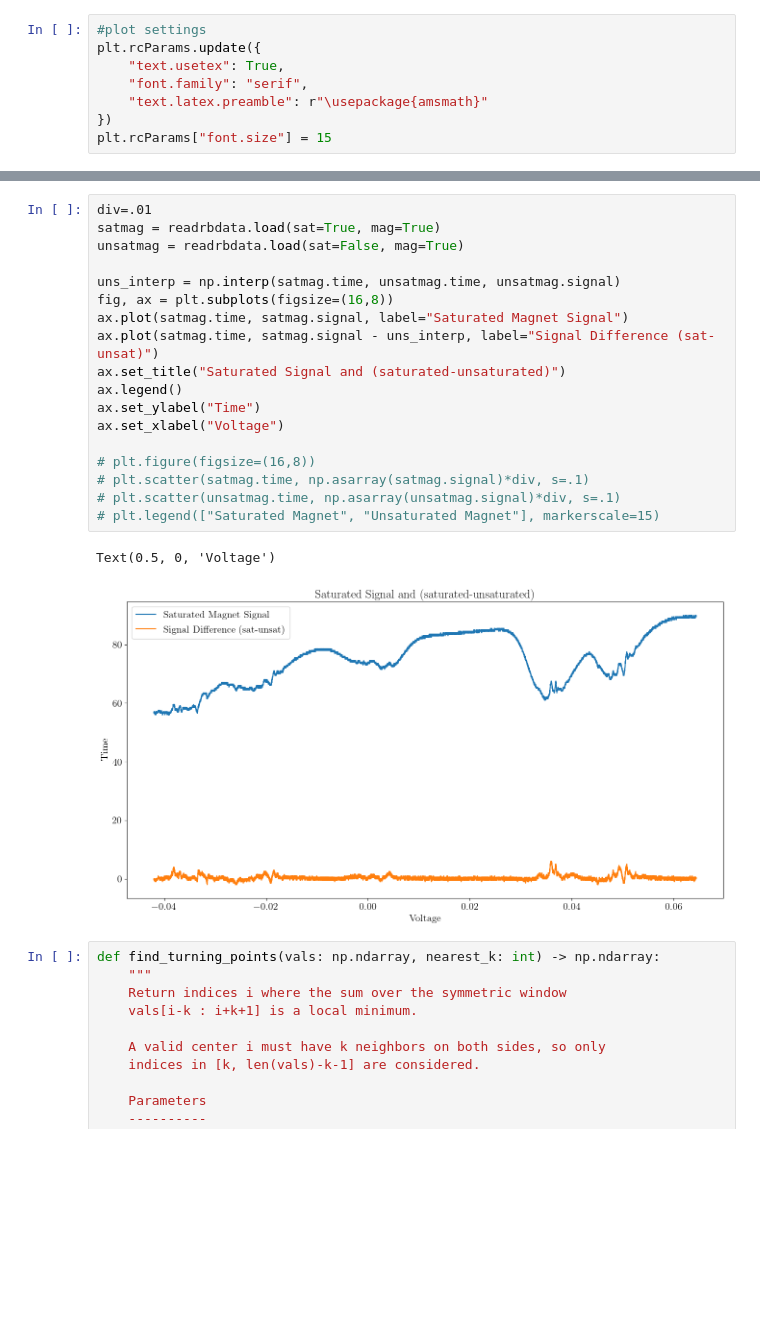
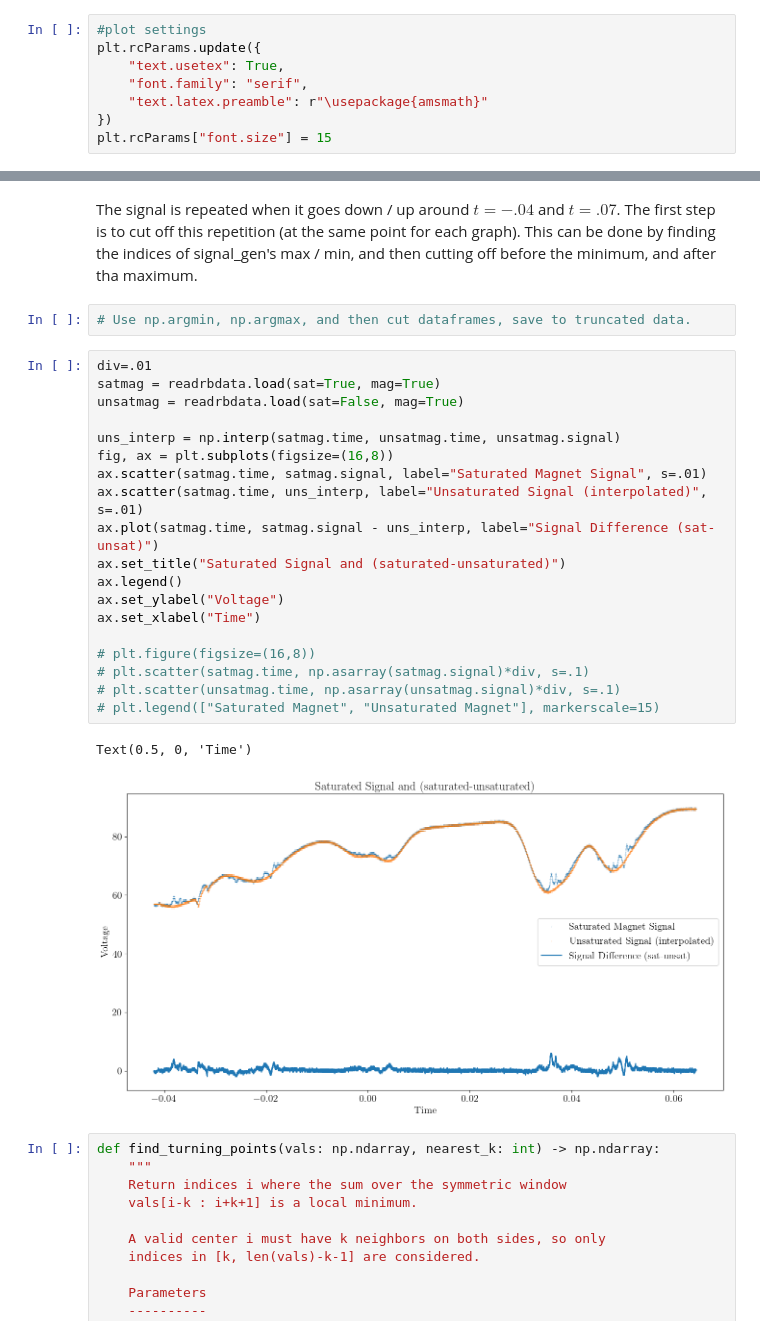
Before and after one commit to andres-luengo/alden-andres-max-most-dangerous-4450-trio, a Jupyter notebook: rb-spectroscopy/doppler_broadening.ipynb, the cells around one changed output, grey strips where cells are left out. Saved outputs shown, nothing was run; the diff lists cells and outputs as text; blank space fills up the shorter version.

Commit message:
plot all data in nice format, start cutting all data (in the same way)

```diff
--- a/rb-spectroscopy/doppler_broadening.ipynb
+++ b/rb-spectroscopy/doppler_broadening.ipynb
@@ -72,24 +94,29 @@ plt.legend(names, markerscale=15)
+# %% [markdown]
+The signal is repeated when it goes down / up around $t=-.04$ and $t=.07$. The first step is to cut off this repetition (at the same point for each graph). This can be done by finding the indices of signal_gen's max / min, and then cutting off before the minimum, and after tha maximum.
+# %%
+# Use np.argmin, np.argmax, and then cut dataframes, save to truncated data.
 # %%
 div=.01
 satmag = readrbdata.load(sat=True, mag=True)
 unsatmag = readrbdata.load(sat=False, mag=True)
 
 uns_interp = np.interp(satmag.time, unsatmag.time, unsatmag.signal)
 fig, ax = plt.subplots(figsize=(16,8))
-ax.plot(satmag.time, satmag.signal, label="Saturated Magnet Signal")
+ax.scatter(satmag.time, satmag.signal, label="Saturated Magnet Signal", s=.01)
+ax.scatter(satmag.time, uns_interp, label="Unsaturated Signal (interpolated)", s=.01)
 ax.plot(satmag.time, satmag.signal - uns_interp, label="Signal Difference (sat-unsat)")
 ax.set_title("Saturated Signal and (saturated-unsaturated)")
 ax.legend()
-ax.set_ylabel("Time")
-ax.set_xlabel("Voltage")
+ax.set_ylabel("Voltage")
+ax.set_xlabel("Time")
 
 # plt.figure(figsize=(16,8))
 # plt.scatter(satmag.time, np.asarray(satmag.signal)*div, s=.1)
 # plt.scatter(unsatmag.time, np.asarray(unsatmag.signal)*div, s=.1)
 # plt.legend(["Saturated Magnet", "Unsaturated Magnet"], markerscale=15)
 # %% [output]
-Text(0.5, 0, 'Voltage')
+Text(0.5, 0, 'Time')
-[figure, old version]
+[figure, new version]
 # %%
 def find_turning_points(vals: np.ndarray, nearest_k: int) -> np.ndarray:
     """
```
Also changed, not shown: parts of 2 cells of this notebook.
